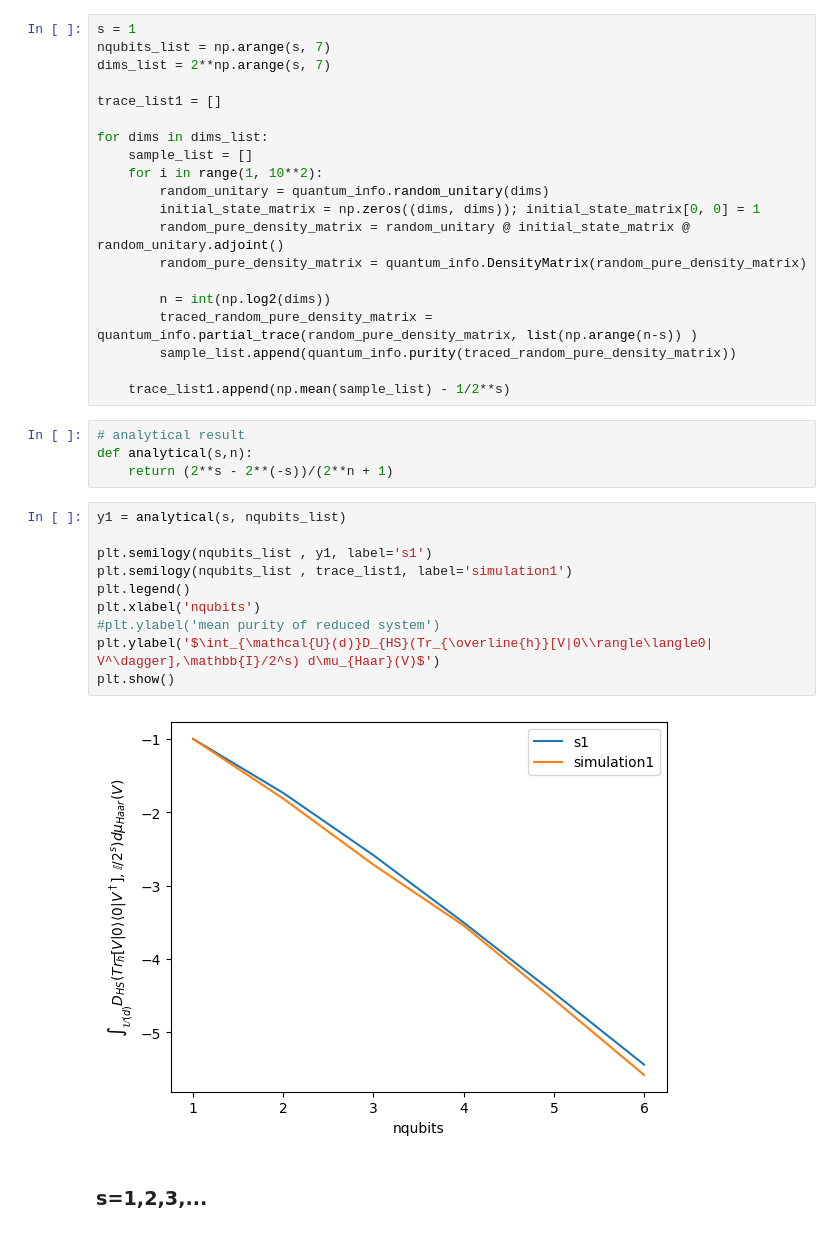
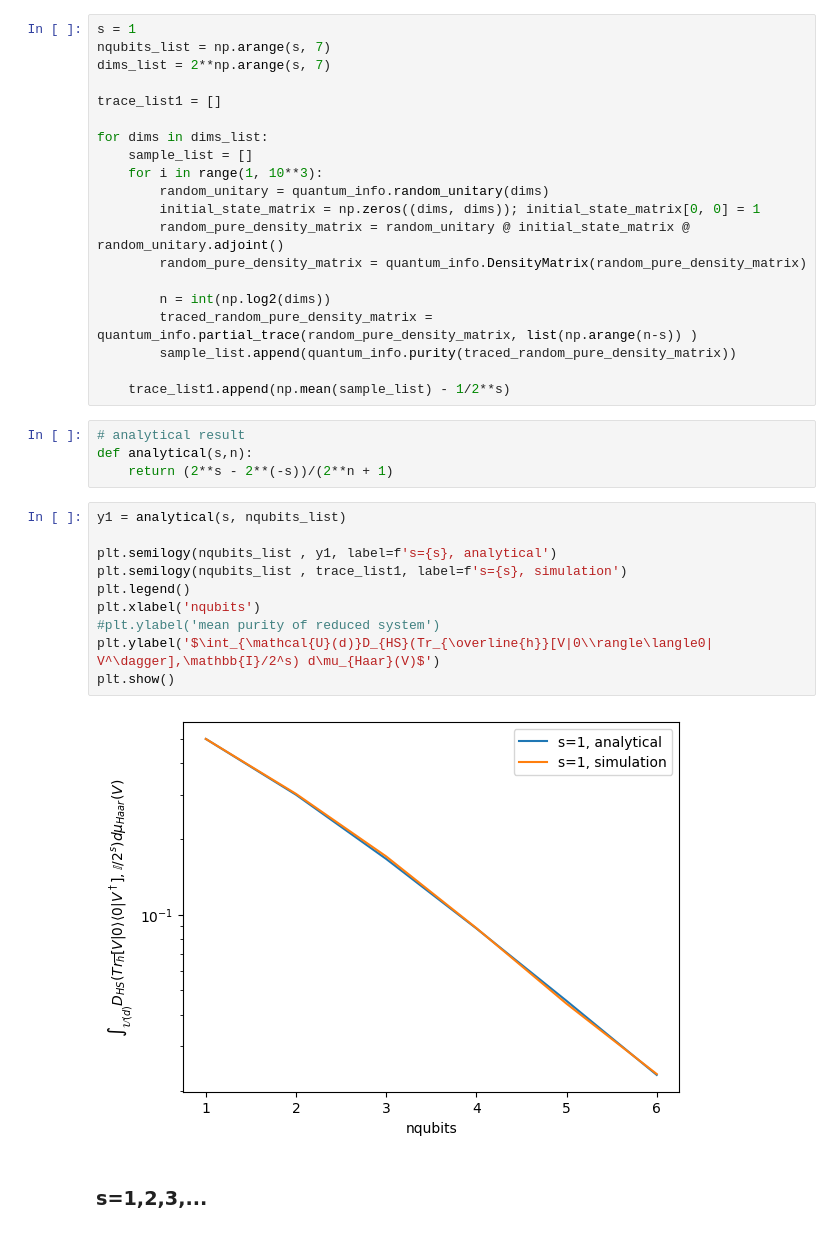
Before and after one commit to kkensuke/encoding-induced_barren-plateau, a Jupyter notebook: haar-random-encoding_and_upper-bound_of_variance.ipynb, the cells around one changed output. Saved outputs shown, nothing was run; the diff lists cells and outputs as text.

```diff
--- a/haar-random-encoding_and_upper-bound_of_variance.ipynb
+++ b/haar-random-encoding_and_upper-bound_of_variance.ipynb
@@ -57,7 +57,7 @@ trace_list1 = []
 
 for dims in dims_list:
     sample_list = []
-    for i in range(1, 10**2):
+    for i in range(1, 10**3):
         random_unitary = quantum_info.random_unitary(dims)
         initial_state_matrix = np.zeros((dims, dims)); initial_state_matrix[0, 0] = 1
         random_pure_density_matrix = random_unitary @ initial_state_matrix @ random_unitary.adjoint()
@@ -75,15 +75,15 @@ def analytical(s,n):
 # %%
 y1 = analytical(s, nqubits_list)
 
-plt.semilogy(nqubits_list , y1, label='s1')
-plt.semilogy(nqubits_list , trace_list1, label='simulation1')
+plt.semilogy(nqubits_list , y1, label=f's={s}, analytical')
+plt.semilogy(nqubits_list , trace_list1, label=f's={s}, simulation')
 plt.legend()
 plt.xlabel('nqubits')
 #plt.ylabel('mean purity of reduced system')
 plt.ylabel('$\int_{\mathcal{U}(d)}D_{HS}(Tr_{\overline{h}}[V|0\\rangle\langle0| V^\dagger],\mathbb{I}/2^s) d\mu_{Haar}(V)$')
 plt.show()
 # %% [output]
-[figure, old version]
+[figure, new version]
 # %% [markdown]
 ### s=1,2,3,...
 # %%
```
Also changed, not shown: parts of 3 cells of this notebook.
